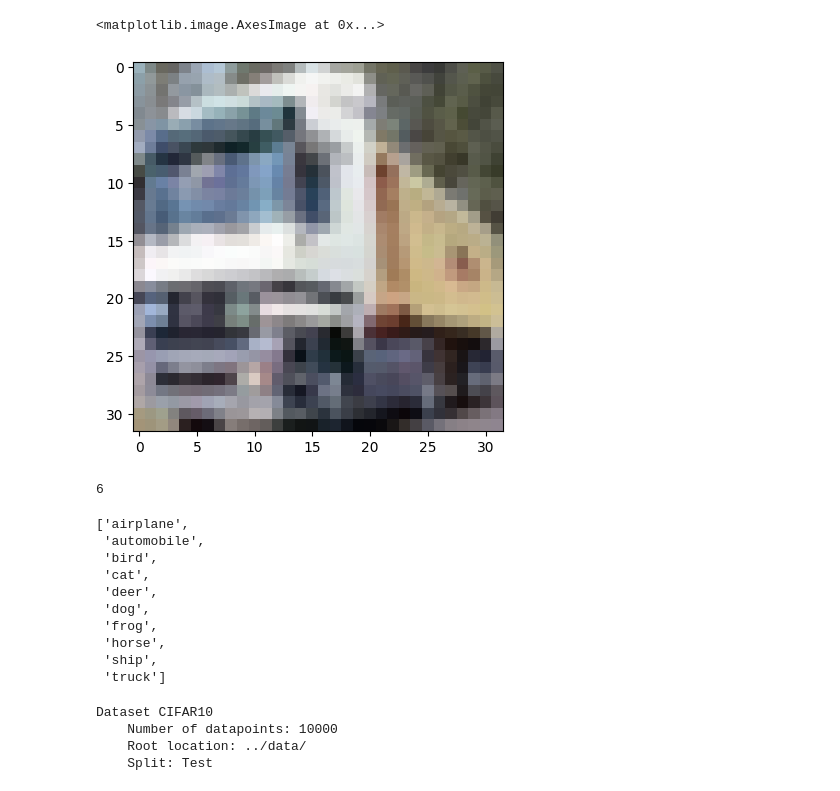
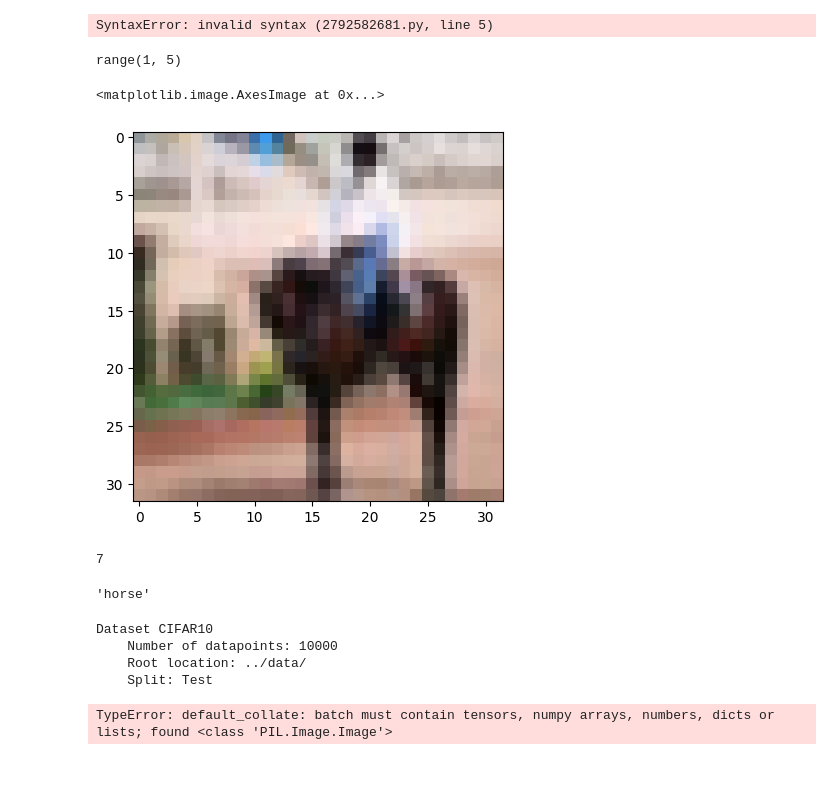
Before and after one commit to krispypancakes/vision-stuff, a Jupyter notebook: notebooks/resnet.ipynb, the cells around one changed output. Saved outputs shown, nothing was run; the diff lists cells and outputs as text; code cells hidden in the pictures.

```diff
--- a/notebooks/resnet.ipynb
+++ b/notebooks/resnet.ipynb
@@ -5,7 +7,7 @@ import matplotlib.pyplot as plt
 # %%
-# download cifar dataset
-train_data = torchvision.datasets.CIFAR10(train=True, download=True, root='../data/')
-test_data = torchvision.datasets.CIFAR10(train=False, download=True, root='../data/')
+# we actually just need it to download cifar dataset
+torchvision.datasets.CIFAR10(train=True, download=True, root='../data/')
+torchvision.datasets.CIFAR10(train=False, download=True, root='../data/')
 # %% [output]
 Files already downloaded and verified
 Files already downloaded and verified
@@ -11,0 +49,38 @@ Files already downloaded and verified
+# %%
+class CiFaData(Dataset):
+  def __init__(self, stage="train"):
+    self.base_folder = "cifar-10-batches-py"
+    if stage == "train":
+      batch_collection = [f"data_batch_{i}" for i in range(1, 4)]
+    elif stage == "val":
+      batch_collection = ["data_batch_5"]
+    elif stage == "test":
+      batch_collection = ["test_batch"]
+    else:
+      raise ValueError("Invalid stage, choose from train, val, test.")
+    # x_data = []
+    # y_data = []
+    # for batch in batch_collection:
+    #   with open(f"../data/cifar-10-batches-py/{batch}", "rb") as f:
+    #     data = pickle.load(f, encoding="latin1")
+    #     x_data.append(data["data"])
+    #     y_data.append(data["labels"])
+    # self.x_data = torch.tensor(x_data)
+    # self.y_data = torch.tensor(y_data)
+    self.idx = 0
+    self.batch_nr = 0
+  def load_batch(self):
+    # check at which index we are and load the corresponding batch
+
+  def __len__(self):
+    # each 'batch' comes with 10k examples
+    return self.y_data.shape[0]
+
+  def __getitem__(self, idx):
+    return(self.x_data[idx], self.y_data[idx])
+# %% [output]
+SyntaxError: invalid syntax (2792582681.py, line 5)
+# %%
+range(1,5)
+# %% [output]
+range(1, 5)
@@ -12,26 +146,17 @@ Files already downloaded and verified
 # %%
 # check the object and look at some images
-plt.imshow(train_data[1][0])
+plt.imshow(train_data[11][0])
 # %% [output]
 <matplotlib.image.AxesImage at 0x...>
-[figure, old version]
+[figure, new version]
 # %%
-train_data[0][1]
+train_data[11][1]
 # %% [output]
-6
+7
 # %%
-train_data.classes
+train_data.classes[7]
 # %% [output]
-['airplane',
- 'automobile',
- 'bird',
- 'cat',
- 'deer',
- 'dog',
- 'frog',
- 'horse',
- 'ship',
- 'truck']
+'horse'
 # %%
 test_data
 # %% [output]
@@ -41,0 +171,7 @@ Dataset CIFAR10
+# %%
+for x, y in train_loader:
+  print(x)
+  print(y)
+  break
+# %% [output]
+TypeError: default_collate: batch must contain tensors, numpy arrays, numbers, dicts or lists; found <class 'PIL.Image.Image'>
```
Also changed, not shown: parts of 10 cells of this notebook.
